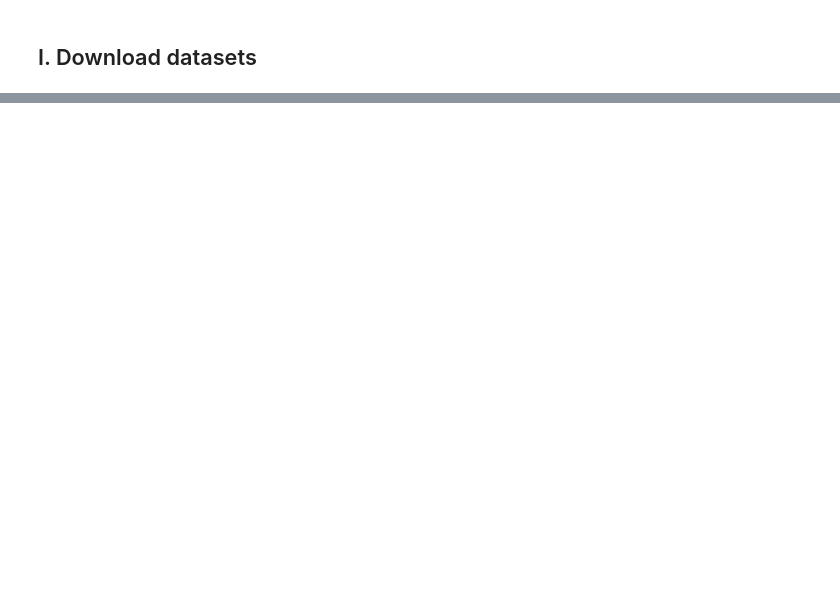
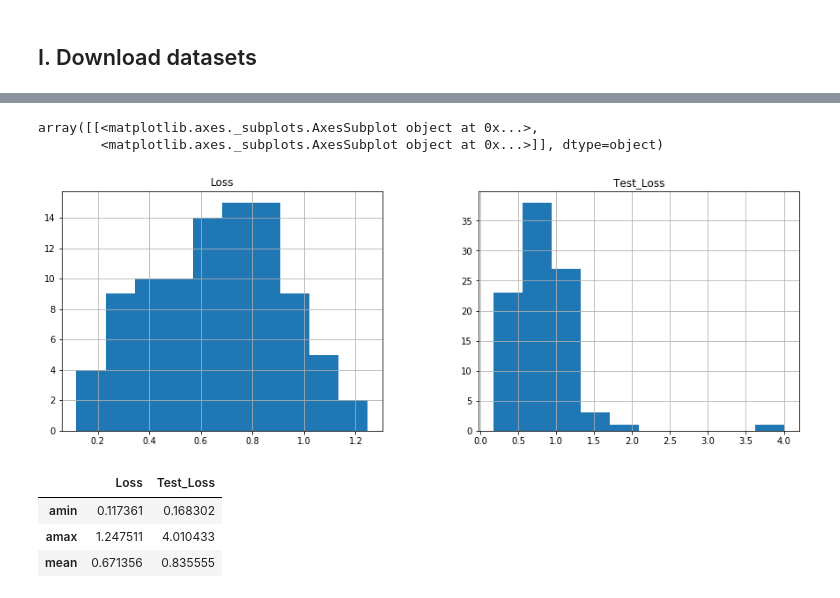
Before and after one commit to ml-mipt/ml-mipt-part2, a Jupyter notebook: 2017/seminars/4_ts_retailTS/Training ESM models on real Data set.ipynb, the cells around one changed output, grey strips where cells are left out. Cells and saved outputs as stored; diff of their text form; code cells hidden in the pictures; blank space fills up the shorter version.

```diff
--- a/2017/seminars/4_ts_retailTS/Training ESM models on real Data set.ipynb
+++ b/2017/seminars/4_ts_retailTS/Training ESM models on real Data set.ipynb
@@ -589,0 +129,11 @@ The barchart for used data (Body) has higher probability of high accuracies more
+# %%
+# Test Period
+ix = ts.loc['2006-04-30':'2006-06-13'].index
+
+test_quality = pd.DataFrame(index = ts.columns, columns = ALL_FRC_TS.keys())
+for param_cntr in sorted(test_quality.columns):
+    frc_wage = ALL_FRC_TS[param_cntr]
+    test_quality[param_cntr],_ = qualityMACAPE(ts.loc[ix], ALL_FRC_TS[param_cntr].loc[ix])
+# %%
+test_quality[test_quality<0]=np.NAN
+best_alg['Test_Loss'] = [test_quality.loc[item, best_alg.loc[item, 'best_alg']] for item in best_alg.index]
@@ -589,0 +150,17 @@ The barchart for used data (Body) has higher probability of high accuracies more
+# %%
+# plot barchar
+best_alg.loc[(~np.isnan(best_alg.loc[:,'Loss']) & ~np.isnan(best_alg.loc[:,'Test_Loss'])), ['Loss', 'Test_Loss']].hist(figsize =(15,5))
+# %% [output]
+array([[<matplotlib.axes._subplots.AxesSubplot object at 0x...>,
+        <matplotlib.axes._subplots.AxesSubplot object at 0x...>]], dtype=object)
+[figure, added]
+# %%
+# statistics to compare losses on validate and test periods
+best_alg.loc[(~np.isnan(best_alg.loc[:,'Loss']) & ~np.isnan(best_alg.loc[:,'Test_Loss'])), ['Loss', 'Test_Loss']].agg(
+    {'Loss' : [np.min, np.max, np.mean],
+        'Test_Loss' : [np.min, np.max, np.mean]})
+# %% [output]
+|  | Loss | Test_Loss |
+| amin | 0.117361 | 0.168302 |
+| amax | 1.247511 | 4.010433 |
+| mean | 0.671356 | 0.835555 |
```
Also changed, not shown: parts of 60 cells of this notebook, 4 other files.
